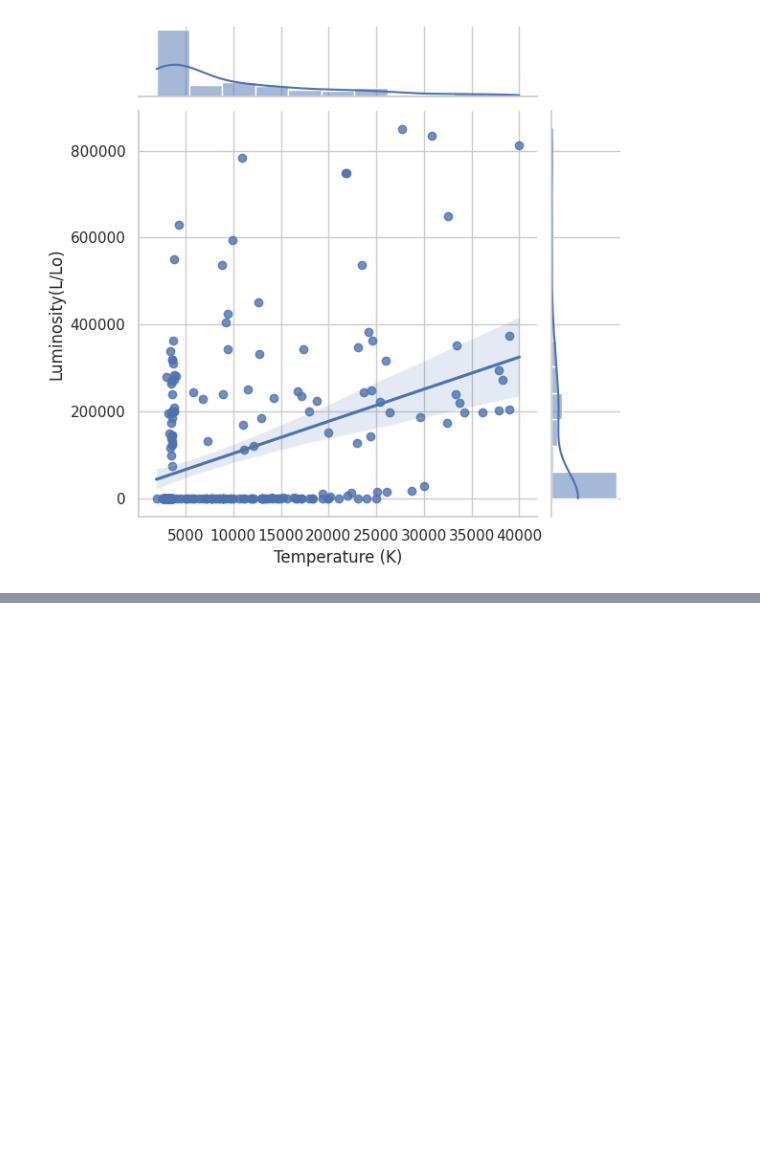
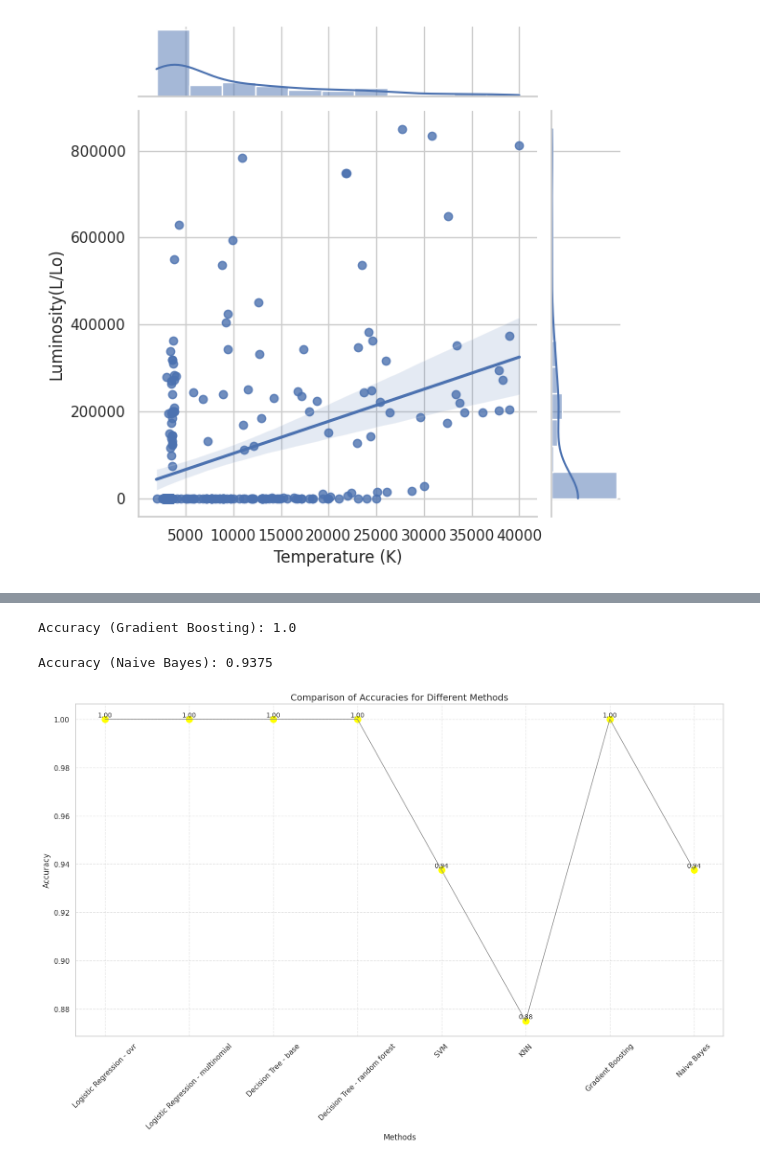
Before and after one commit to El-paolo/Prinicipal-Sequence-ML-Models, a Jupyter notebook: analisis.ipynb, the cells around one changed output, grey strips where cells are left out. Drawn from its saved outputs; the diff is of its cells as text; code cells hidden in the pictures; blank space fills up the shorter version.

```diff
--- a/analisis.ipynb
+++ b/analisis.ipynb
@@ -228,0 +255,2 @@ Model With Highest Accuracy is:  DTC  with an Accuracy of  93.25236167341431 %
+# %%
+results = {}
@@ -228,0 +436,71 @@ Model With Highest Accuracy is:  DTC  with an Accuracy of  93.25236167341431 %
+# %%
+
+
+method = 'Gradient Boosting'
+
+# Create an instance of the Gradient Boosting classifier model
+model = GradientBoostingClassifier(n_estimators=100, learning_rate=0.1, random_state=42)
+
+# Train the model on the scaled training data
+model.fit(X_train_scaled, y_train)
+
+# Make predictions on the scaled test data
+y_pred = model.predict(X_test_scaled)
+# Evaluate the model accuracy by comparing predicted labels with actual labels
+accuracy = accuracy_score(y_test, y_pred)
+
+# Print the accuracy of the Gradient Boosting model
+print(f"Accuracy ({method}): {accuracy}")
+results[method] = accuracy
+# %% [output]
+Accuracy (Gradient Boosting): 1.0
+# %%
+
+
+method = 'Naive Bayes'
+
+# Create an instance of the Naive Bayes (Gaussian) model
+model = GaussianNB()
+
+# Train the model on the scaled training data
+model.fit(X_train_scaled, y_train)
+
+# Predict the target values for the scaled test data
+y_pred = model.predict(X_test_scaled)
+
+# Evaluate the accuracy of the model
+accuracy = accuracy_score(y_test, y_pred)
+print(f"Accuracy ({method}): {accuracy}")
+results[method] = accuracy
+# %% [output]
+Accuracy (Naive Bayes): 0.9375
+# %%
+#conclusion
+
+
+methods = list(results.keys())
+accuracies = list(results.values())
+
+plt.figure(figsize=(15, 10))
+plt.title('Comparison of Accuracies for Different Methods', fontsize=14)
+plt.xlabel('Methods', fontsize=12)
+plt.ylabel('Accuracy', fontsize=12)
+
+# Plot the line connecting the accuracy points (gray)
+plt.plot(methods, accuracies, marker='', color='gray', linestyle='-', linewidth=1)
+
+# Plot individual accuracy points (red)
+plt.scatter(methods, accuracies, color='yellow', s=100)  # 's' adjusts the size of the scatter points
+
+# Display gridlines for better visualization
+plt.grid(True, linestyle='--', alpha=0.5)  # 'alpha' controls the transparency of the gridlines
+
+# Display accuracy values next to each point
+for method, accuracy in zip(methods, accuracies):
+    plt.text(method, accuracy + 0.001, f'{accuracy:.2f}', ha='center', fontsize=10)
+
+plt.xticks(rotation=45)
+plt.tight_layout()
+plt.show()
+# %% [output]
+[figure, added]
```
Also changed, not shown: parts of 16 cells of this notebook.
